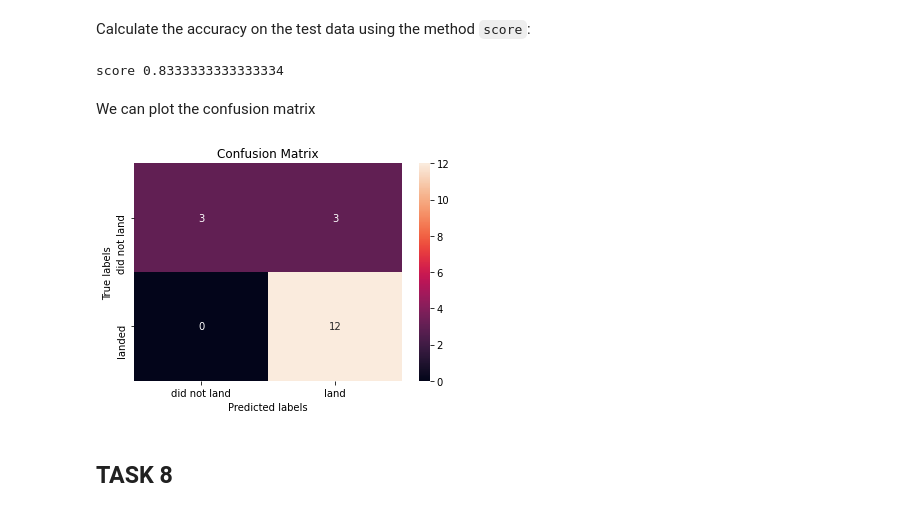
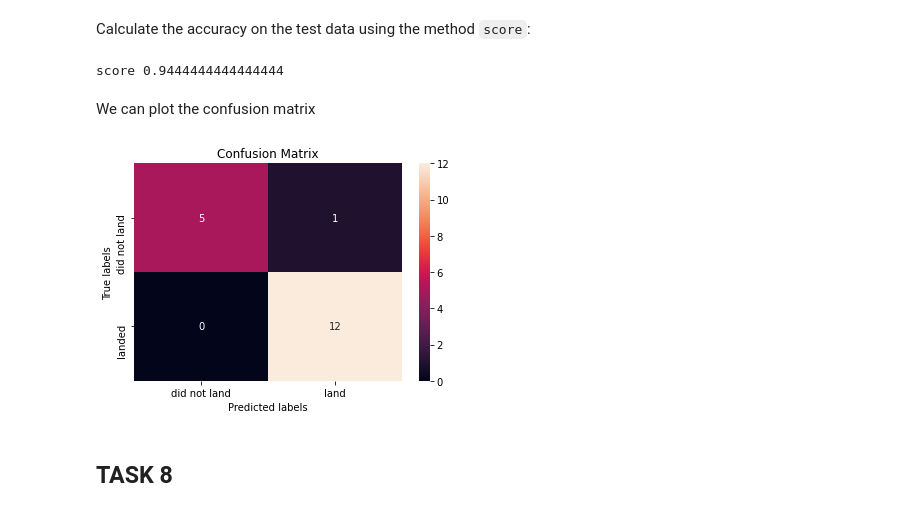
Before and after one commit to idanes-edx/Data-Science-and-Machine-Learning-Capstone-Project, a Jupyter notebook: Complete the Machine Learning Prediction lab.ipynb, the cells around one changed output. Drawn from its saved outputs; the diff is of its cells as text; code cells hidden in the pictures.

```diff
--- a/Complete the Machine Learning Prediction lab.ipynb
+++ b/Complete the Machine Learning Prediction lab.ipynb
@@ -207,0 +204,7 @@ score 0.8333333333333334
+# %%
+logreg_test = LogisticRegression(C=0.01, penalty='l2', solver='lbfgs')
+
+logreg_test.fit(X_test,Y_test)
+
+logreg_test_score=logreg_test.score(X_test,Y_test)
+print("score",logreg_test_score)
@@ -244,17 +249,22 @@ accuracy : 0.8482142857142856
 ## TASK  7
 # %% [markdown]
 Calculate the accuracy on the test data using the method <code>score</code>:
-# %%
-print("score",svm_cv.score(X_test,Y_test))
-# %% [output]
-score 0.8333333333333334
+# %%
+svm_test = SVC(C=1.0, gamma=0.03162277660168379, kernel='sigmoid')
+
+svm_test.fit(X_test,Y_test)
+
+svm_test_score=svm_test.score(X_test,Y_test)
+print("score",svm_test_score)
+# %% [output]
+score 0.9444444444444444
 # %% [markdown]
 We can plot the confusion matrix
 # %%
-yhat=svm_cv.predict(X_test)
-plot_confusion_matrix(Y_test,yhat)
+yhat_svm=svm_test.predict(X_test)
+plot_confusion_matrix(Y_test,yhat_svm)
 # %% [output]
-[figure, old version]
+[figure, new version]
 # %% [markdown]
 ## TASK  8
 # %% [markdown]
```
Also changed, not shown: parts of 18 cells of this notebook.
